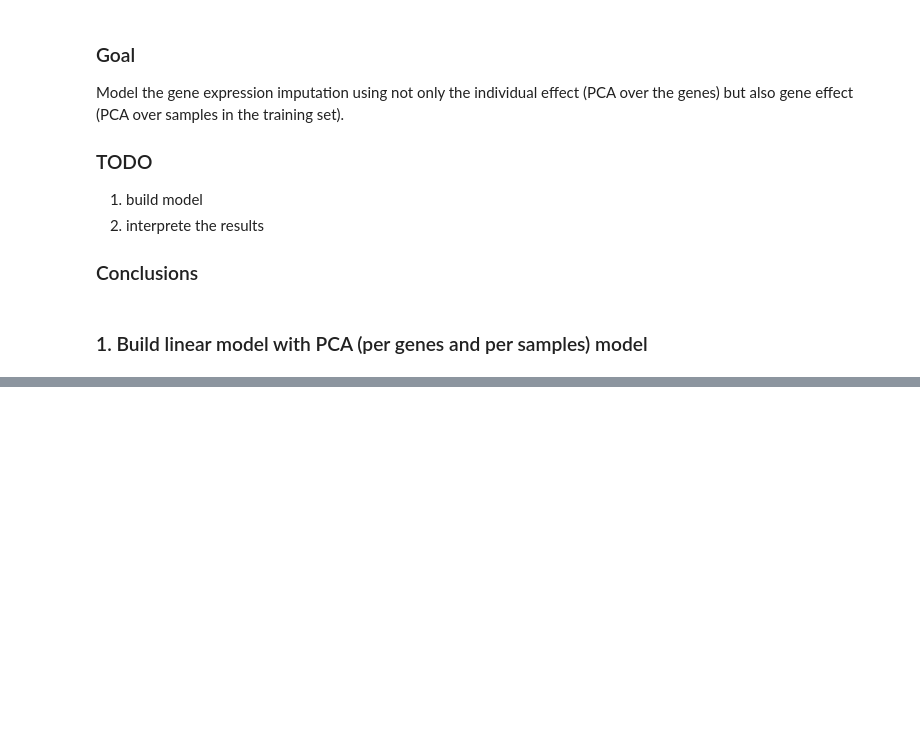
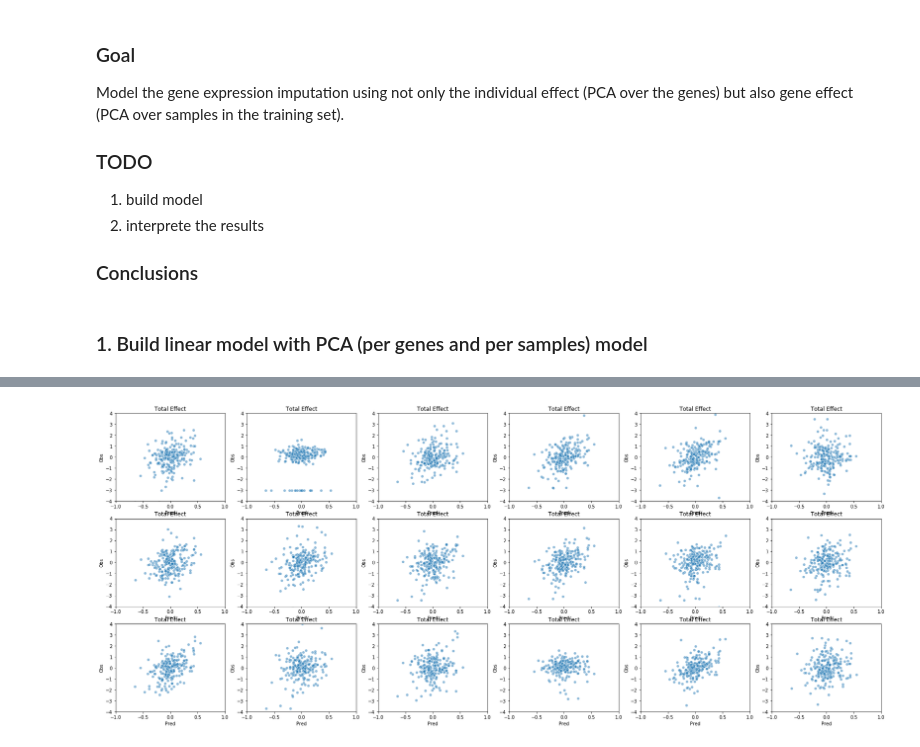
Before and after one commit to gagneurlab/rep, a Jupyter notebook: notebooks/models/2_lm_geneeffect.ipynb, the cells around one changed output, grey strips where cells are left out. Cells and saved outputs as stored; diff of their text form; code cells hidden in the pictures; blank space fills up the shorter version.

```diff
--- a/notebooks/models/2_lm_geneeffect.ipynb
+++ b/notebooks/models/2_lm_geneeffect.ipynb
@@ -201,0 +676,5 @@ beta_zero, alphas =  reg_indiv.coef_[:1], reg_indiv.coef_[1:-1]
+# %%
+xs_pca_extended = np.tile(xs_pca[0,:],(ys_train.shape[1],1))
+for i in range(1,xs_pca.shape[0]):
+    xs_pca_extended = np.append(xs_pca_extended, np.tile(xs_pca[i,:],(ys_train.shape[1],1)), axis=0)
+xs_pca_extended.shape
@@ -201,0 +686,5 @@ beta_zero, alphas =  reg_indiv.coef_[:1], reg_indiv.coef_[1:-1]
+# %%
+model.fit([X_train_p, X_train_q], Y_train,
+                epochs=100,
+                batch_size=500,
+                shuffle=True)
@@ -201,0 +693,4 @@ beta_zero, alphas =  reg_indiv.coef_[:1], reg_indiv.coef_[1:-1]
+# %%
+y_pred = model.predict([X_train_p, X_train_q])
+# %%
+y_pred = y_pred.reshape(220,-1)
@@ -201,0 +718,8 @@ beta_zero, alphas =  reg_indiv.coef_[:1], reg_indiv.coef_[1:-1]
+# %%
+f, axes = plt.subplots(3, 6,figsize=(30,12))
+for i in range(18):
+
+    ax = sns.scatterplot(x='pred', y='obs', data={'obs':ys_train[:,i],'pred':y_pred[:,i]}, ax = axes[int(i/6)][int(i%6)], alpha = 0.5)
+    ax.set(xlim=(-1,1),ylim=(-4,4), xlabel='Pred',ylabel='Obs',title="Total Effect")
+# %% [output]
+[figure, added]
```
Also changed, not shown: parts of 48 cells of this notebook, 1 other file.
